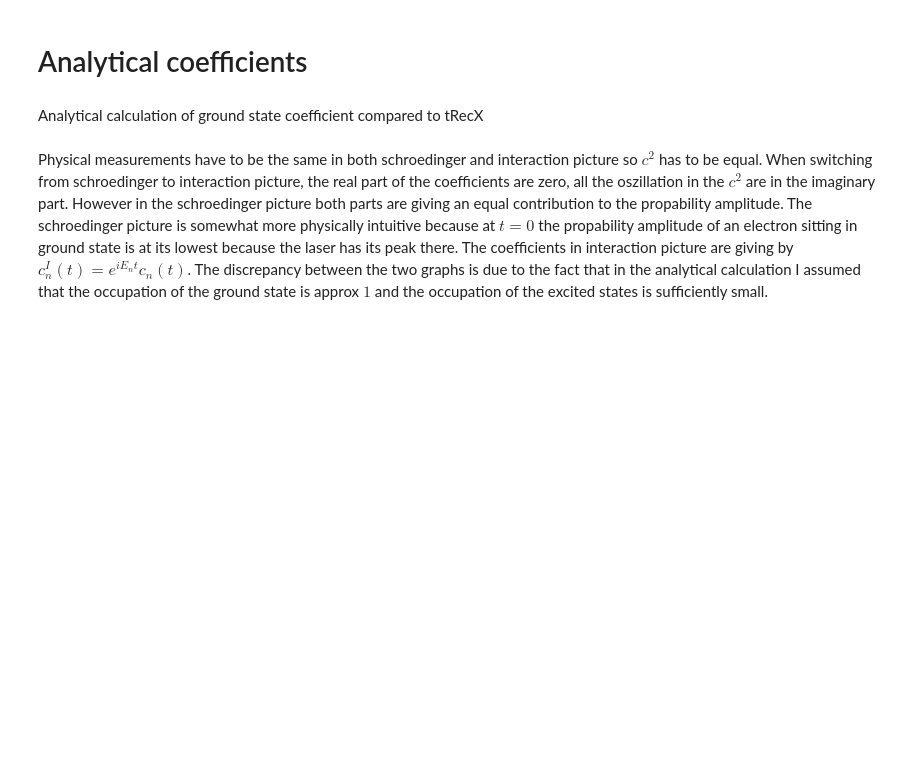
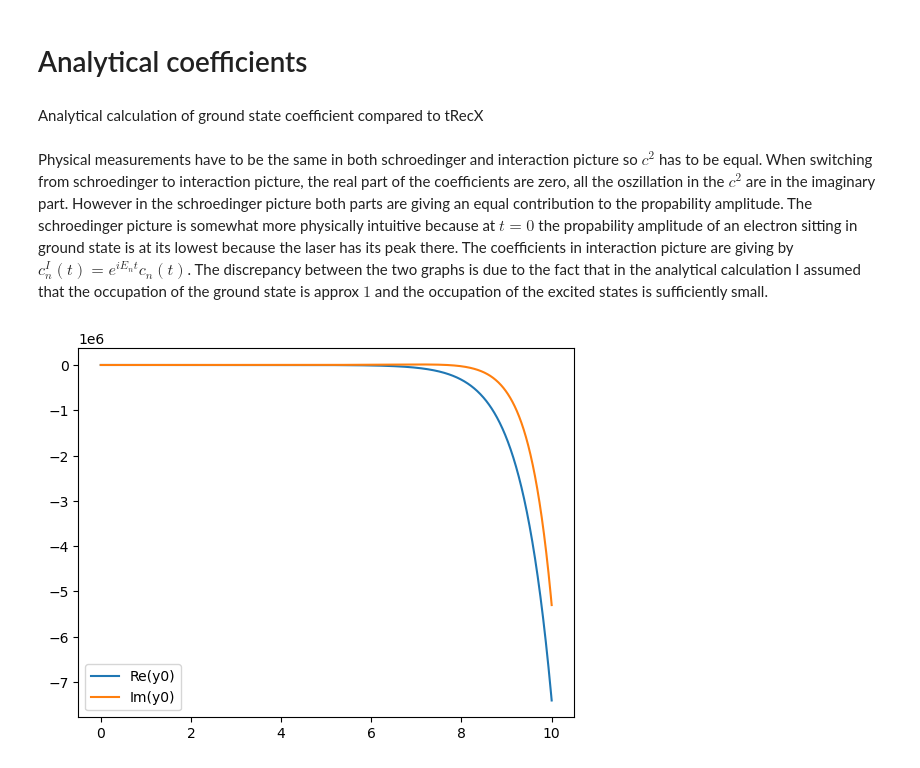
Before and after one commit to joporsch04/Bachelor-thesis, a Jupyter notebook: tRecX/oszillation.ipynb, the cells around one changed output. Cells and saved outputs as stored; diff of their text form; code cells hidden in the pictures; blank space fills up the shorter version.

```diff
--- a/tRecX/oszillation.ipynb
+++ b/tRecX/oszillation.ipynb
@@ -78,3 +85,24 @@ fig.add_trace(go.Scatter(x=np.array(df_dense["Time"]), y=1-(np.real(cumulative_i
 Physical measurements have to be the same in both schroedinger and interaction picture so $c^2$ has to be equal. When switching from schroedinger to interaction picture, the real part of the coefficients are zero, all the oszillation in the $c^2$ are in the imaginary part. However in the schroedinger picture both parts are giving an equal contribution to the propability amplitude. The schroedinger picture is somewhat more physically intuitive because at $t=0$ the propability amplitude of an electron sitting in ground state is at its lowest because the laser has its peak there.
 The coefficients in interaction picture are giving by $c_n^I(t)=e^{iE_nt}c_n(t)$.
 The discrepancy between the two graphs is due to the fact that in the analytical calculation I assumed that the occupation of the ground state is approx $1$ and the occupation of the excited states is sufficiently small.
+# %%
+def A(t):
+    return np.array([[1, np.exp(1j*t)],
+                     [np.exp(-1j*t), 1]])
+
+y0 = np.array([1+0j, 0+0j])
+
+def rhs(t, y):
+    return A(t) @ y
+
+t_span = (0, 10)
+t_eval = np.linspace(*t_span, 1000)
+
+sol = solve_ivp(rhs, t_span, y0, t_eval=t_eval)
+
+plt.plot(sol.t, sol.y[0].real, label='Re(y0)')
+plt.plot(sol.t, sol.y[0].imag, label='Im(y0)')
+plt.legend()
+plt.show()
+# %% [output]
+[figure, added]
```
Also changed, not shown: parts of 3 cells of this notebook, 6 other files.
